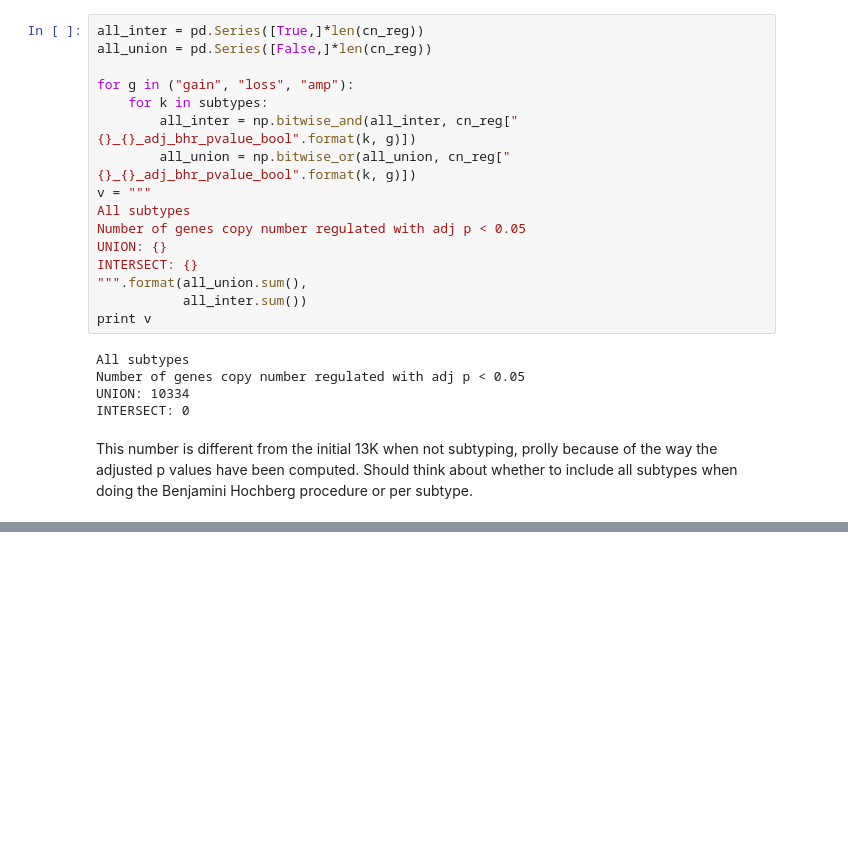
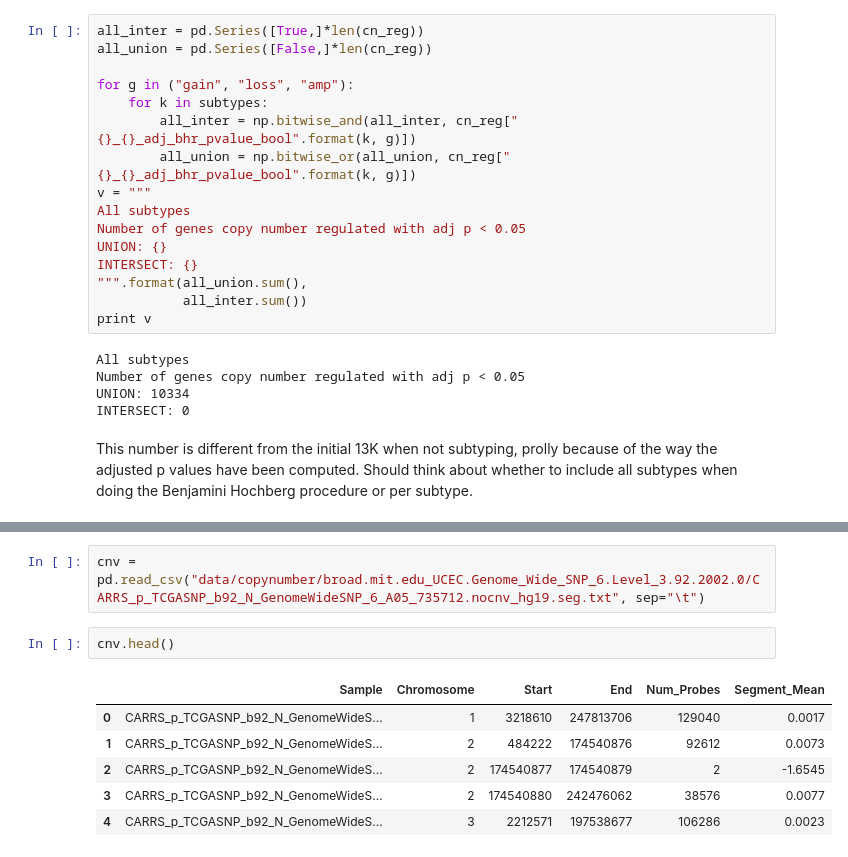
Before and after one commit to inodb/notebooks, a Jupyter notebook: stats/tcga/copy_number_regulation.ipynb, the cells around one changed output, grey strips where cells are left out. Saved outputs shown, nothing was run; the diff lists cells and outputs as text; blank space fills up the shorter version.

```diff
--- a/stats/tcga/copy_number_regulation.ipynb
+++ b/stats/tcga/copy_number_regulation.ipynb
@@ -286,0 +321,11 @@ This number is different from the initial 13K when not subtyping, prolly because
+# %%
+cnv = pd.read_csv("data/copynumber/broad.mit.edu_UCEC.Genome_Wide_SNP_6.Level_3.92.2002.0/CARRS_p_TCGASNP_b92_N_GenomeWideSNP_6_A05_735712.nocnv_hg19.seg.txt", sep="\t")
+# %%
+cnv.head()
+# %% [output]
+|  | Sample | Chromosome | Start | End | Num_Probes | Segment_Mean |
+| 0 | CARRS_p_TCGASNP_b92_N_GenomeWideS... | 1 | 3218610 | 247813706 | 129040 | 0.0017 |
+| 1 | CARRS_p_TCGASNP_b92_N_GenomeWideS... | 2 | 484222 | 174540876 | 92612 | 0.0073 |
+| 2 | CARRS_p_TCGASNP_b92_N_GenomeWideS... | 2 | 174540877 | 174540879 | 2 | -1.6545 |
+| 3 | CARRS_p_TCGASNP_b92_N_GenomeWideS... | 2 | 174540880 | 242476062 | 38576 | 0.0077 |
+| 4 | CARRS_p_TCGASNP_b92_N_GenomeWideS... | 3 | 2212571 | 197538677 | 106286 | 0.0023 |
```
Also changed, not shown: parts of 35 cells of this notebook, 1 other file.
